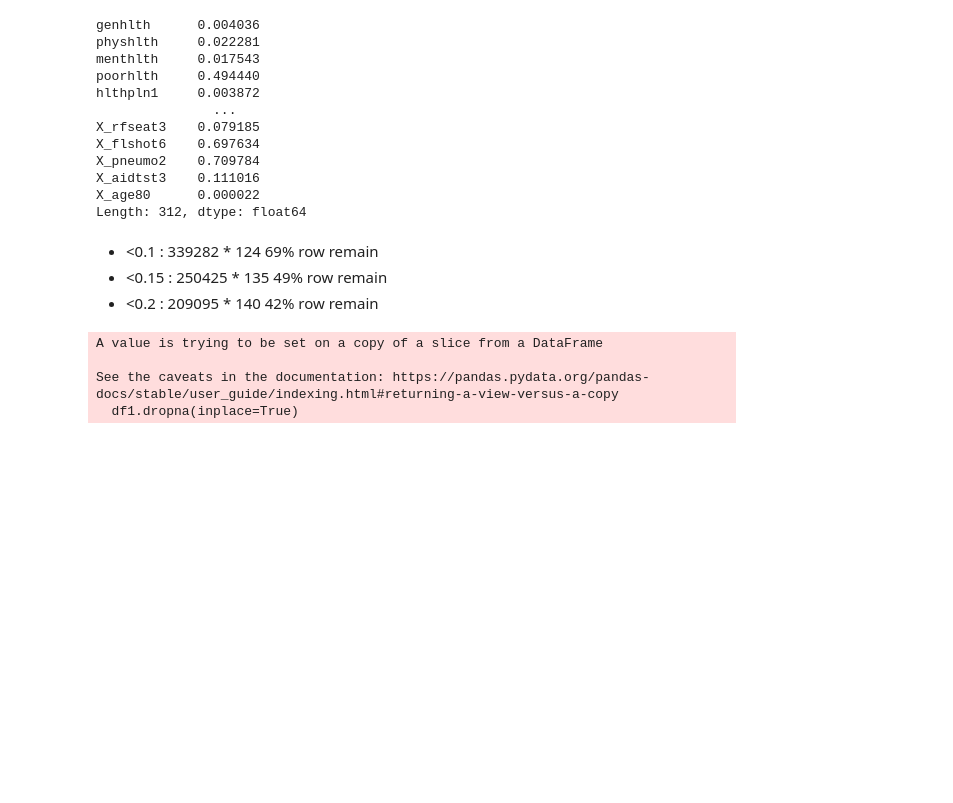
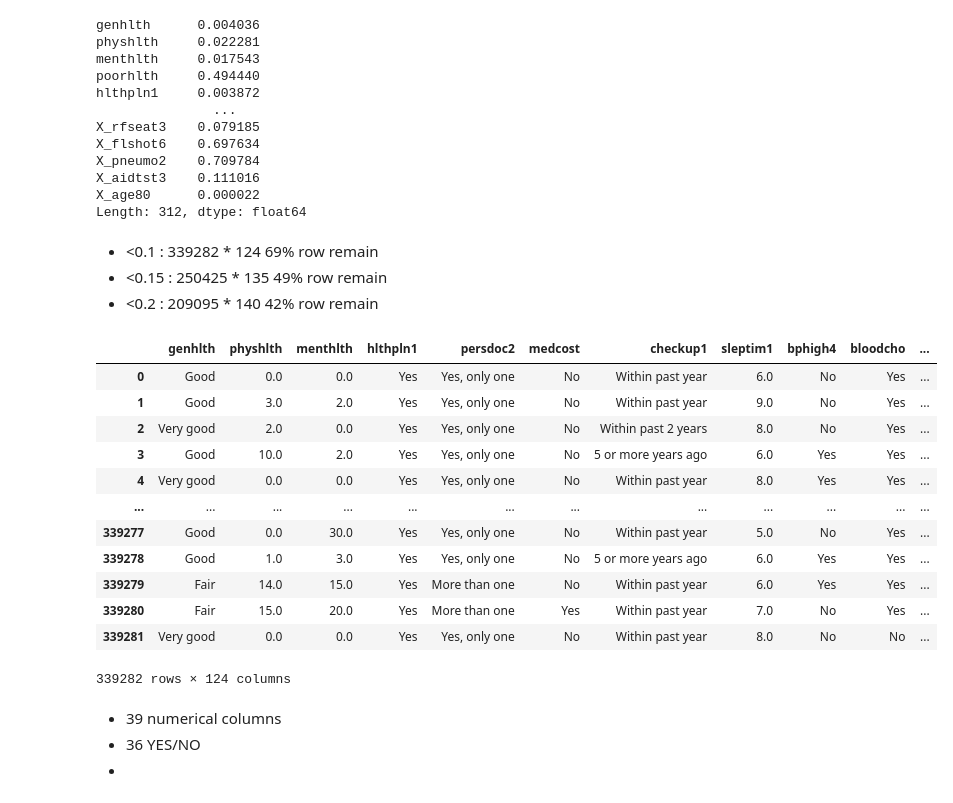
Before and after one commit to alicewuhhh/Health-Survey-Risk-Factors, a Jupyter notebook: Final_Project_Health_Survey_Risk.ipynb, the cells around one changed output. Cells and saved outputs as stored; diff of their text form; code cells hidden in the pictures; blank space fills up the shorter version.

Commit message:
numerical variable + some model

```diff
--- a/Final_Project_Health_Survey_Risk.ipynb
+++ b/Final_Project_Health_Survey_Risk.ipynb
@@ -11,5 +16,5 @@ from sklearn.preprocessing import OneHotEncoder
 # %%
-df=pd.read_csv('brfss2013.csv', encoding= 'unicode_escape', low_memory=False)
+df=pd.read_csv('/Users/lingtianhan/Desktop/brfss2013.csv', encoding= 'unicode_escape', low_memory=False)
 # %%
 df.shape
 # %% [output]
@@ -49,13 +54,29 @@ Length: 312, dtype: float64
 # %%
 mask=(df.isnull().sum()/df.shape[0])<0.1
 features=df.columns[mask]
+df1 = df[features]
+df1.dropna(inplace=True)
+df1.reset_index(drop=True,inplace=True)
 # %%
-df1 = df[features]
+df1
+# %% [output]
+|  | genhlth | physhlth | menthlth | hlthpln1 | persdoc2 | medcost | checkup1 | sleptim1 | bphigh4 | bloodcho | ... |
+| 0 | Good | 0.0 | 0.0 | Yes | Yes, only one | No | Within past year | 6.0 | No | Yes | ... |
+| 1 | Good | 3.0 | 2.0 | Yes | Yes, only one | No | Within past year | 9.0 | No | Yes | ... |
+| 2 | Very good | 2.0 | 0.0 | Yes | Yes, only one | No | Within past 2 years | 8.0 | No | Yes | ... |
+| 3 | Good | 10.0 | 2.0 | Yes | Yes, only one | No | 5 or more years ago | 6.0 | Yes | Yes | ... |
+| 4 | Very good | 0.0 | 0.0 | Yes | Yes, only one | No | Within past year | 8.0 | Yes | Yes | ... |
+| ... | ... | ... | ... | ... | ... | ... | ... | ... | ... | ... | ... |
+| 339277 | Good | 0.0 | 30.0 | Yes | Yes, only one | No | Within past year | 5.0 | No | Yes | ... |
+| 339278 | Good | 1.0 | 3.0 | Yes | Yes, only one | No | 5 or more years ago | 6.0 | Yes | Yes | ... |
+| 339279 | Fair | 14.0 | 15.0 | Yes | More than one | No | Within past year | 6.0 | Yes | Yes | ... |
+| 339280 | Fair | 15.0 | 20.0 | Yes | More than one | Yes | Within past year | 7.0 | No | Yes | ... |
+| 339281 | Very good | 0.0 | 0.0 | Yes | Yes, only one | No | Within past year | 8.0 | No | No | ... |
+339282 rows × 124 columns
 # %%
-df1.dropna(inplace=True)
+df1.to_csv('/Users/lingtianhan/Desktop/df_row_col.csv')
-# %% [output]
-A value is trying to be set on a copy of a slice from a DataFrame
-
-See the caveats in the documentation: https://pandas.pydata.org/pandas-docs/stable/user_guide/indexing.html#returning-a-view-versus-a-copy
-  df1.dropna(inplace=True)
+# %% [markdown]
+- 39 numerical columns
+- 36 YES/NO
+-
 # %%
```
Also changed, not shown: parts of 18 cells of this notebook.
